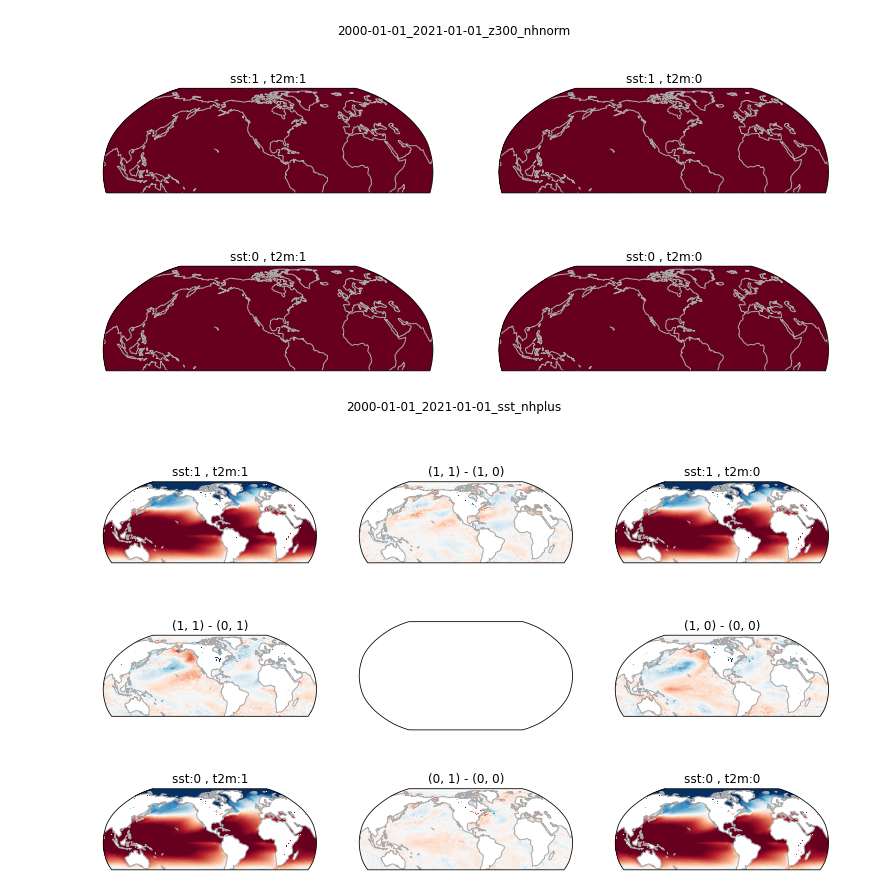
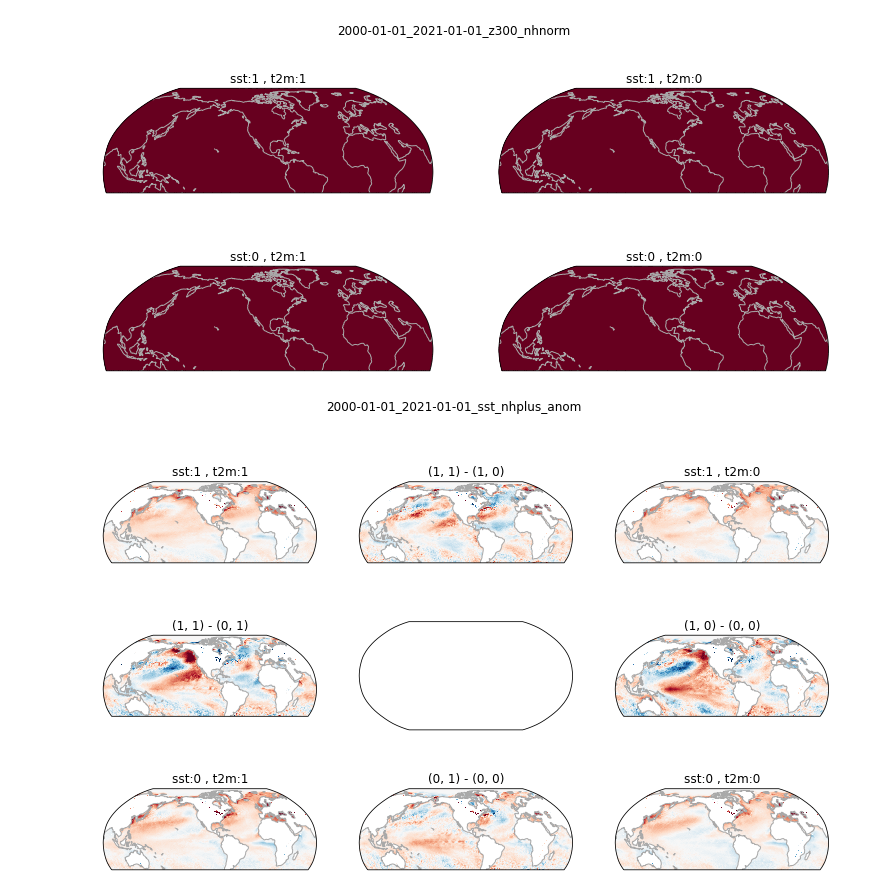
Before and after one commit to chiemvs/telegates, a Jupyter notebook: Explore.ipynb, the cells around one changed output. Saved outputs shown, nothing was run; the diff lists cells and outputs as text; code cells hidden in the pictures.

Commit message:
more difference plots

```diff
--- a/Explore.ipynb
+++ b/Explore.ipynb
@@ -1136,7 +1138,7 @@ for sst_y, t2m_x in itertools.product(file.coords['sst-mean-anom'].values,file.c
 [figure]
 # %%
 # Version with difference plots.
-filename = '2000-01-01_2021-01-01_sst_nhplus'
+filename = '2000-01-01_2021-01-01_sst_nhplus_anom'
 #filename = '2000-01-01_2021-01-01_z300_nhnorm'
 
 file = xr.open_dataarray(datapath / f'{filename}.nc')
@@ -1145,39 +1147,40 @@ proj_crs = ccrs.Robinson(central_longitude=-100)
 array_crs = ccrs.PlateCarree()
 shading = 'flat'
 
-normmin, normmax = 275, 300
-diffmin, diffmax = -2, 2
+#normmin, normmax = 275, 300
+normmin, normmax = -3, 3
+diffmin, diffmax = -1, 1
 
 #normmin, normmax = 90000, 96000
 #diffmin, diffmax = -800, 800
 
 fig, axes = plt.subplots(subplot_kw = {'projection':proj_crs}, ncols = 3, nrows = 3, squeeze = True, figsize = (13,8), facecolor = 'white')
 fig.suptitle(filename)
 
 plot_positions = pd.DataFrame({'x':[-1,0,-1,0],'y':[-1,-1,0,0]}, index =
                               file.sel(latitude = 0,longitude = 0).coords.to_index(), columns = ['x','y'])
 
 patterns = pd.Series(np.nan, index = plot_positions.index, dtype = object)
 
 # Fill in the normal fields
 for sst, t2m in itertools.product(file.coords['sst-mean-anom'].values,file.coords['t2m-mean-anom'].values):
     ax = axes[plot_positions.loc[(sst, t2m),'y'], plot_positions.loc[(sst, t2m),'x']]
     ax.set_title(f'sst:{sst} , t2m:{t2m}')
     pattern = file.loc[:,:,sst,t2m]
     patterns.loc[(sst,t2m)] = pattern
     im = ax.pcolormesh(*data_for_pcolormesh(pattern, shading = shading), zorder = 1, shading = shading,
               transform = array_crs, cmap = 'RdBu_r',vmin = normmin,vmax = normmax)
     ax.coastlines(zorder = 2, lw = 1, color = 'darkgrey')
 
 # Computing and plotting the difference fields.
 for rowind, colind in [(0,1),(1,0),(1,-1),(-1,1)]:
     ax = axes[rowind, colind]
     selection = patterns.loc[np.logical_or(plot_positions['x'] == colind, plot_positions['y'] == rowind).values]
     assert len(selection.index) == 2
     ax.set_title(f'{selection.index[-1]} - {selection.index[0]}')
     difference = selection.iloc[-1] - selection.iloc[0]
     im = ax.pcolormesh(*data_for_pcolormesh(difference, shading = shading), zorder = 1, shading = shading,
               transform = array_crs, cmap = 'RdBu_r',vmin = diffmin, vmax = diffmax)
     ax.coastlines(zorder = 2, lw = 1, color = 'darkgrey')
 # %% [output]
-[figure, old version]
+[figure, new version]
```
Also changed, not shown: parts of 4 cells of this notebook.
